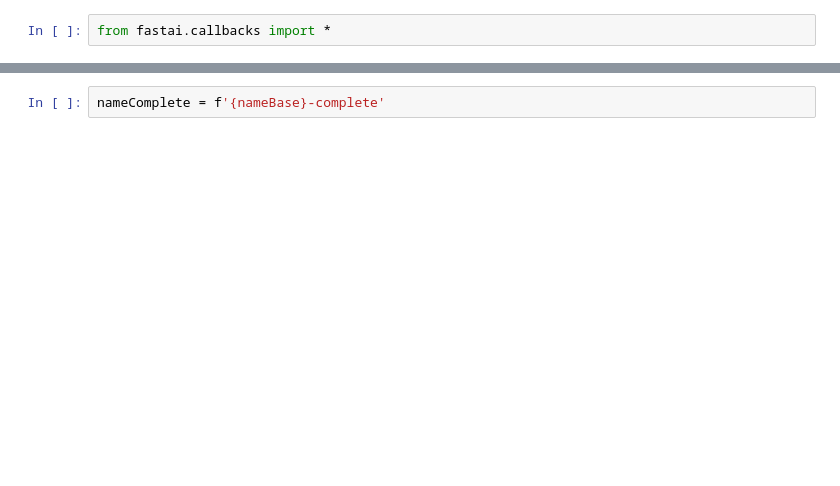
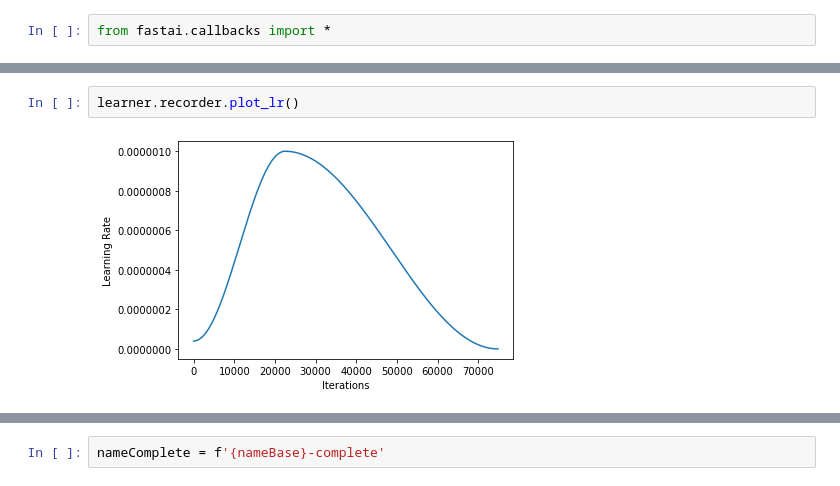
Before and after one commit to ChristophNeuner/pituitary_gland_adenomas, a Jupyter notebook: network.ipynb, the cells around one changed output, grey strips where cells are left out. Drawn from its saved outputs; the diff is of its cells as text; blank space fills up the shorter version.

```diff
--- a/network.ipynb
+++ b/network.ipynb
@@ -374,0 +392,4 @@ learner.recorder.plot_losses()
+# %%
+learner.recorder.plot_lr()
+# %% [output]
+[figure, added]
```
Also changed, not shown: parts of 33 cells of this notebook.
